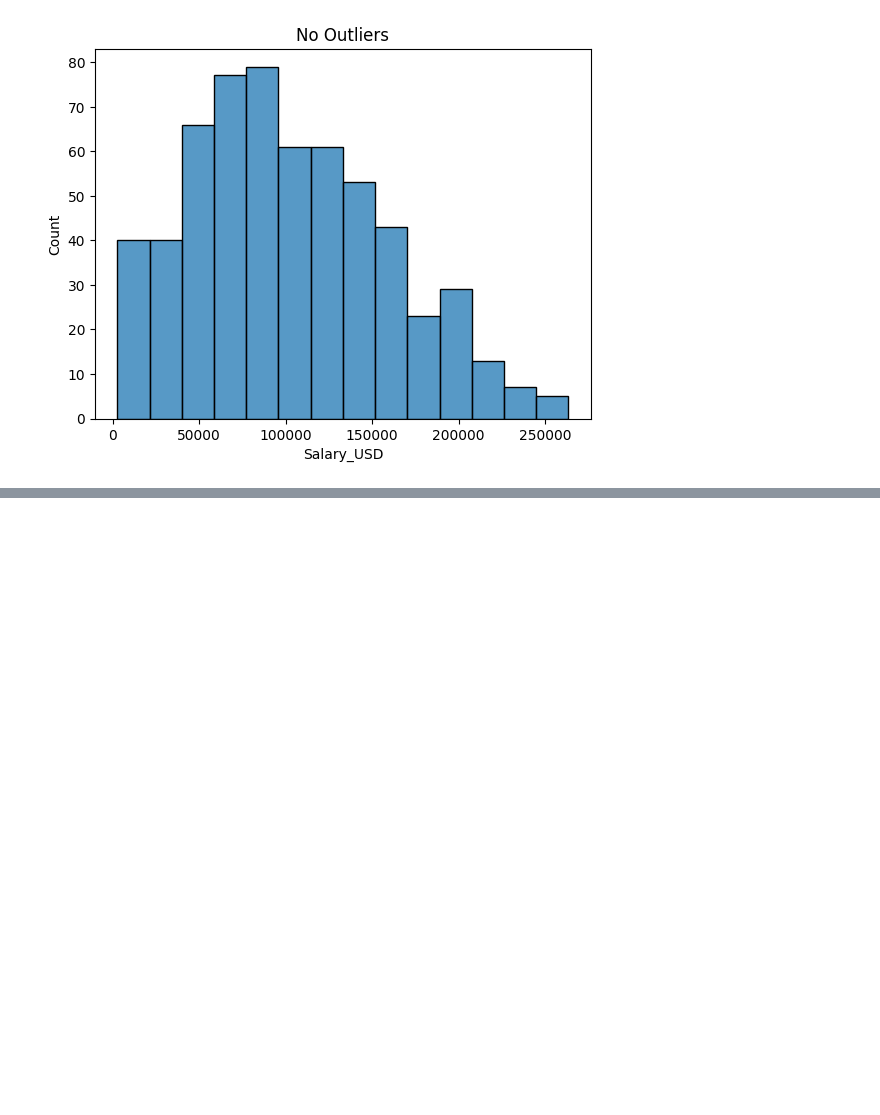
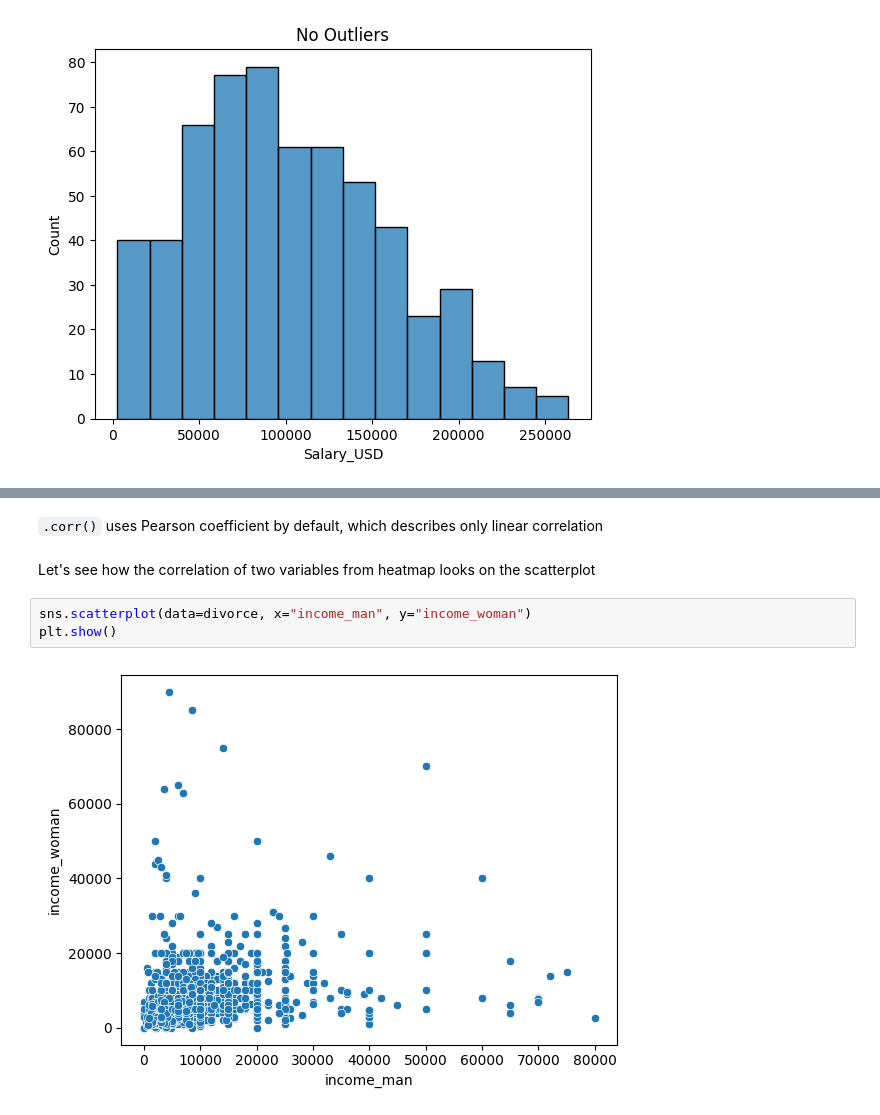
Before and after one commit to andrewch28/DataCamp, a Jupyter notebook: 10)EDA.ipynb, the cells around one changed output, grey strips where cells are left out. Drawn from its saved outputs; the diff is of its cells as text; blank space fills up the shorter version.

````diff
--- a/10)EDA.ipynb
+++ b/10)EDA.ipynb
@@ -505,0 +606,9 @@ plt.show()
+# %% [markdown]
+```.corr()``` uses Pearson coefficient by default, which describes only linear correlation
+# %% [markdown]
+Let's see how the correlation of two variables from heatmap looks on the scatterplot
+# %%
+sns.scatterplot(data=divorce, x="income_man", y="income_woman")
+plt.show()
+# %% [output]
+[figure, added]
````
Also changed, not shown: parts of 45 cells of this notebook, 1 other file.
